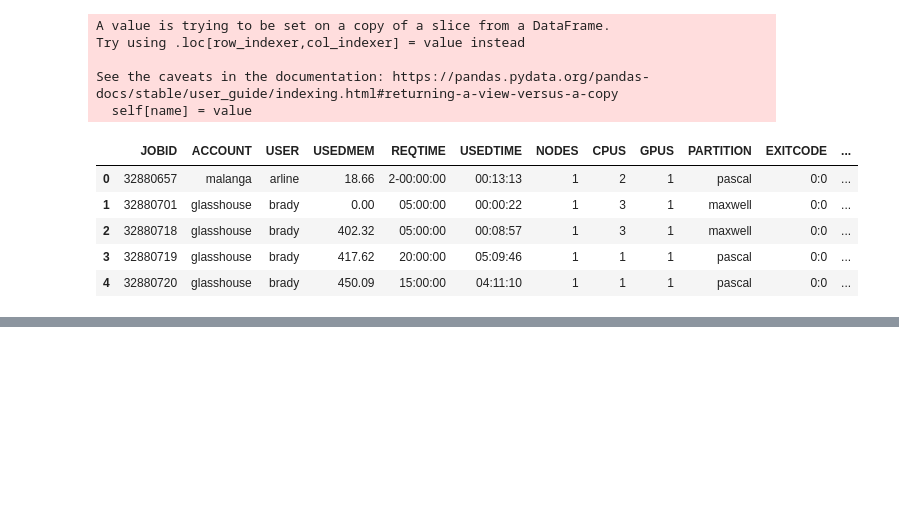
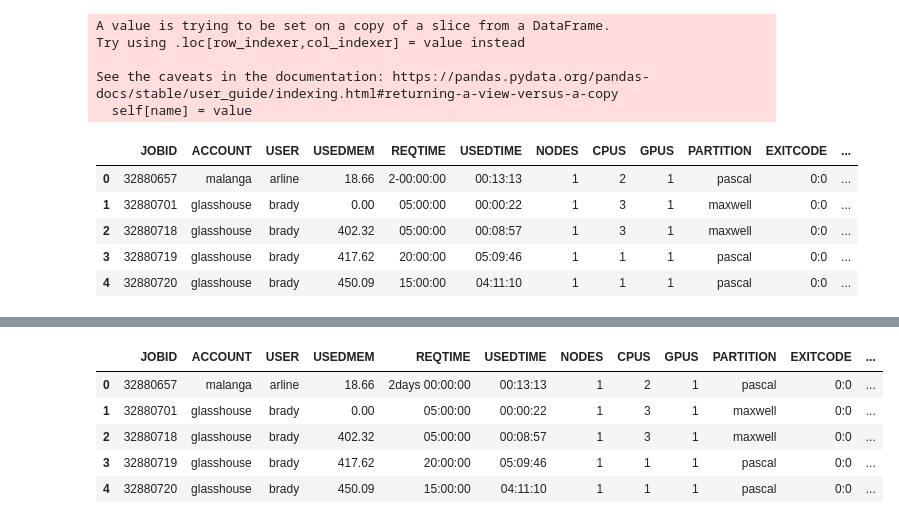
Before and after one commit to essetetsahai/accre_project-jolly_ranchers, a Jupyter notebook: JR_accre.ipynb, the cells around one changed output, grey strips where cells are left out. Cells and saved outputs as stored; diff of their text form; code cells hidden in the pictures; blank space fills up the shorter version.

```diff
--- a/JR_accre.ipynb
+++ b/JR_accre.ipynb
@@ -191,0 +212,12 @@ Name: gpu_mem_time, dtype: float64
+# %%
+accre_filtered.REQTIME = accre_filtered.REQTIME.str.replace('-','days ',regex=True)
+accre_filtered['REQTIMEtd'] = pd.to_timedelta(accre_filtered['REQTIME'])
+accre_filtered['reqtime_seconds'] = accre_filtered['REQTIMEtd'].dt.total_seconds()
+accre_filtered.head()
+# %% [output]
+|  | JOBID | ACCOUNT | USER | USEDMEM | REQTIME | USEDTIME | NODES | CPUS | GPUS | PARTITION | EXITCODE | ... |
+| 0 | 32880657 | malanga | arline | 18.66 | 2days 00:00:00 | 00:13:13 | 1 | 2 | 1 | pascal | 0:0 | ... |
+| 1 | 32880701 | glasshouse | brady | 0.00 | 05:00:00 | 00:00:22 | 1 | 3 | 1 | maxwell | 0:0 | ... |
+| 2 | 32880718 | glasshouse | brady | 402.32 | 05:00:00 | 00:08:57 | 1 | 3 | 1 | maxwell | 0:0 | ... |
+| 3 | 32880719 | glasshouse | brady | 417.62 | 20:00:00 | 05:09:46 | 1 | 1 | 1 | pascal | 0:0 | ... |
+| 4 | 32880720 | glasshouse | brady | 450.09 | 15:00:00 | 04:11:10 | 1 | 1 | 1 | pascal | 0:0 | ... |
```
Also changed, not shown: parts of 18 cells of this notebook.
